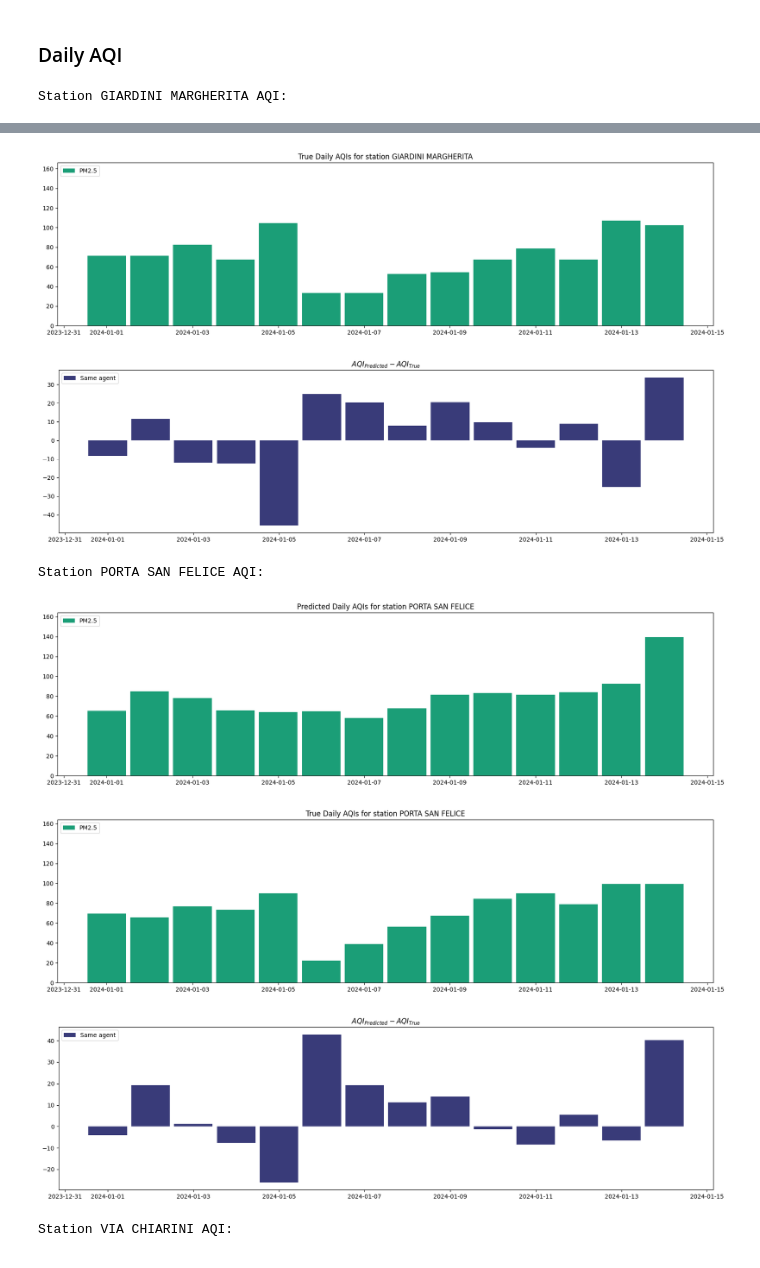
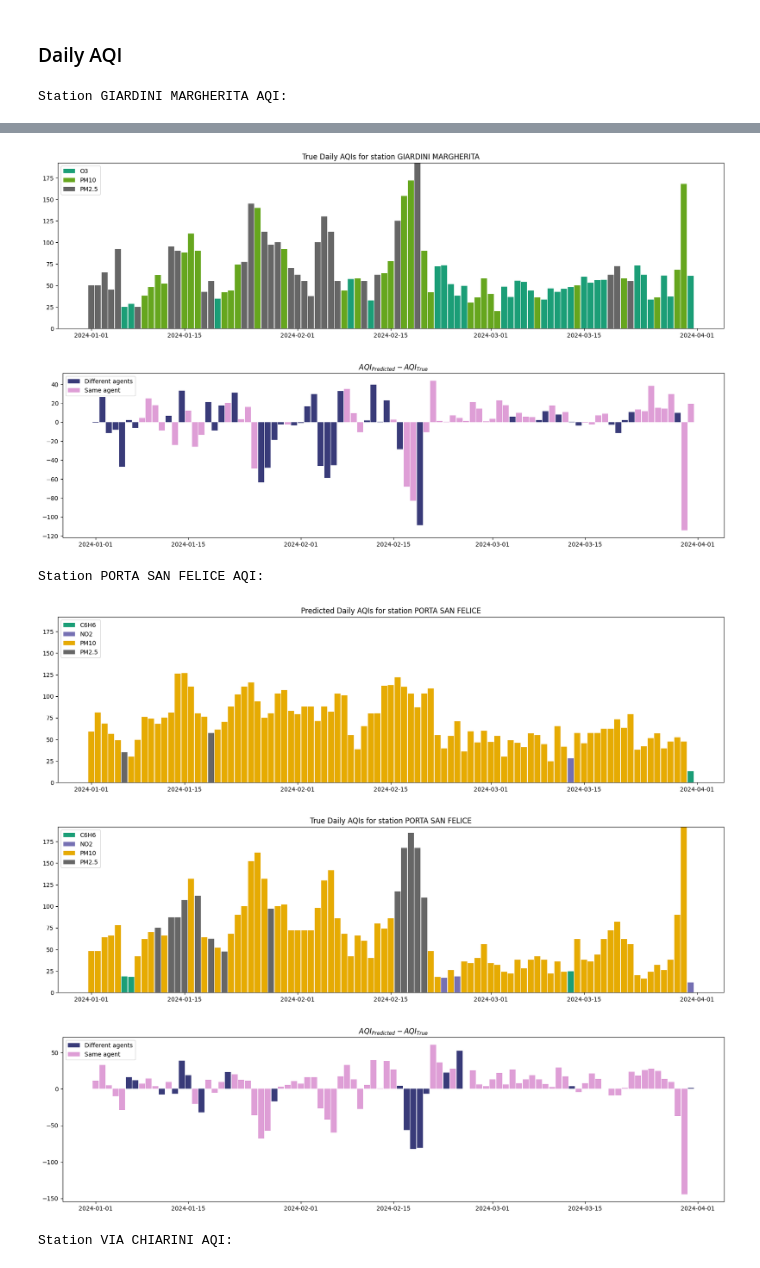
Before and after one commit to davidesonno/AII-project, a Jupyter notebook: 6-agents-estimations.ipynb, the cells around one changed output, grey strips where cells are left out. Drawn from its saved outputs; the diff is of its cells as text; code cells hidden in the pictures.

```diff
--- a/6-agents-estimations.ipynb
+++ b/6-agents-estimations.ipynb
@@ -242,7 +240,7 @@ models = {
     'PORTA SAN FELICE':{
         'C6H6':lstm,
         'CO':FFNN,
-        'NO2':FFNN3,
+        'NO2':CONV_1D_5, #ffnn3
         'PM10':xgb,
         'PM2.5':xgb
     },
@@ -309,7 +275,6 @@ pred_AQIs_daily = {
                         agent=agent,
                         period='day',
                         value_column='Agent_value',
-                        breakpoints=True
                         ) for agent in agents_predictions[s].keys()} for s in agents_predictions
 }
 
@@ -320,7 +285,6 @@ pred_AQIs_hourly = {
                        agent=agent,
                        period='hour',
                        value_column='Agent_value',
-                       breakpoints=False,
                        include_hourly_pm=False
                        ) for agent in agents_predictions[s].keys()} for s in agents_predictions
 }
@@ -332,7 +296,6 @@ true_AQIs_daily = {
                         agent=agent,
                         period='day',
                         value_column='Agent_value',
-                        breakpoints=True
                         ) for agent in test_sets[s].keys()} for s in test_sets
 }
 
@@ -343,19 +306,11 @@ true_AQIs_hourly = {
                        agent=agent,
                        period='hour',
                        value_column='Agent_value',
-                       breakpoints=False,
                        include_hourly_pm=False
                        ) for agent in test_sets[s].keys()} for s in test_sets
 }
 
 true_AQI_hourly = merge_AQIs(true_AQIs_hourly, period='hour')
-# %%
-def AQI_difference(pred, true):
-    diff = pd.DataFrame(pred['AQI'] - true['AQI'])
-    diff['agent'] = (pred['agent'] == true['agent']
-                        ).astype(int).apply(lambda x: 'Same agent' if x else 'Different agents')
-
-    return diff
 # %%
 AQI_diff_daily = {}
 AQI_diff_hourly = {}
@@ -518,7 +440,7 @@ Station VIA CHIARINI
 ### Daily AQI
 # %%
 start=datetime(2024,1,1)
-end=datetime(2024,1,14)
+end=datetime(2024,3,31)
 
 for station in true_AQIs_daily:
     print(f'Station {station} AQI:')
@@ -543,7 +465,7 @@ Station GIARDINI MARGHERITA AQI:
-[figure, old version]
+[figure, new version]
-[figure, old version]
+[figure, new version]
 Station PORTA SAN FELICE AQI:
-[figure, old version]
+[figure, new version]
-[figure, old version]
+[figure, new version]
-[figure, old version]
+[figure, new version]
 Station VIA CHIARINI AQI:
```
Also changed, not shown: parts of 20 cells of this notebook, 5 other files.
